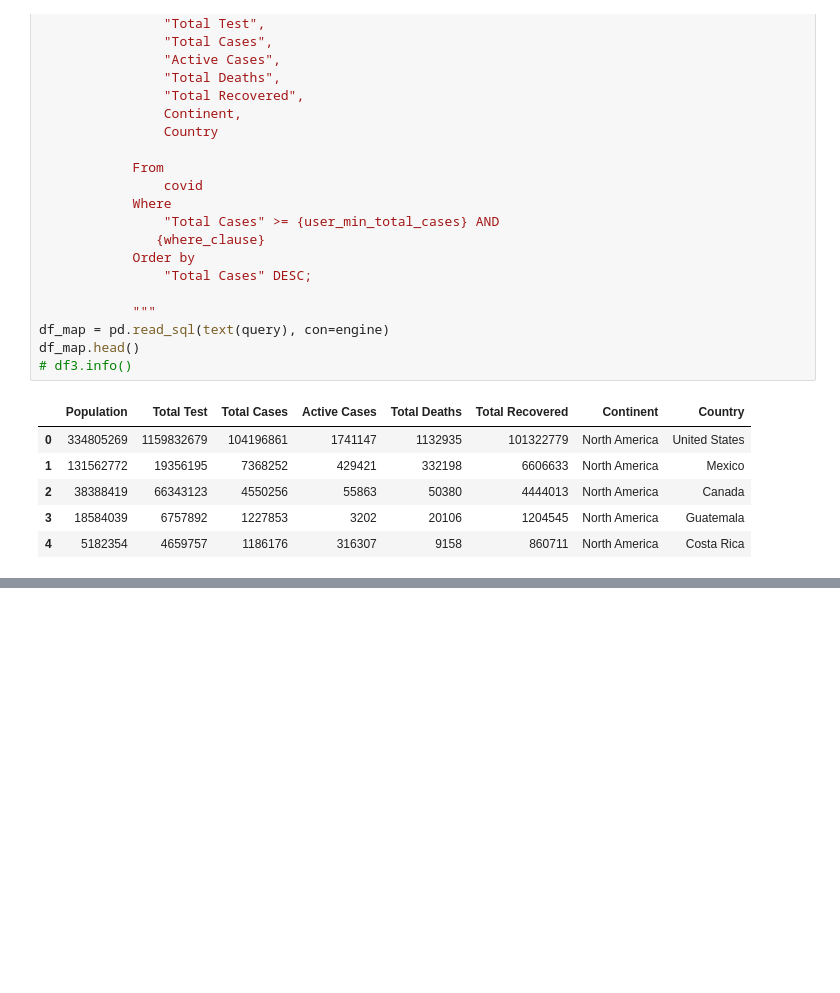
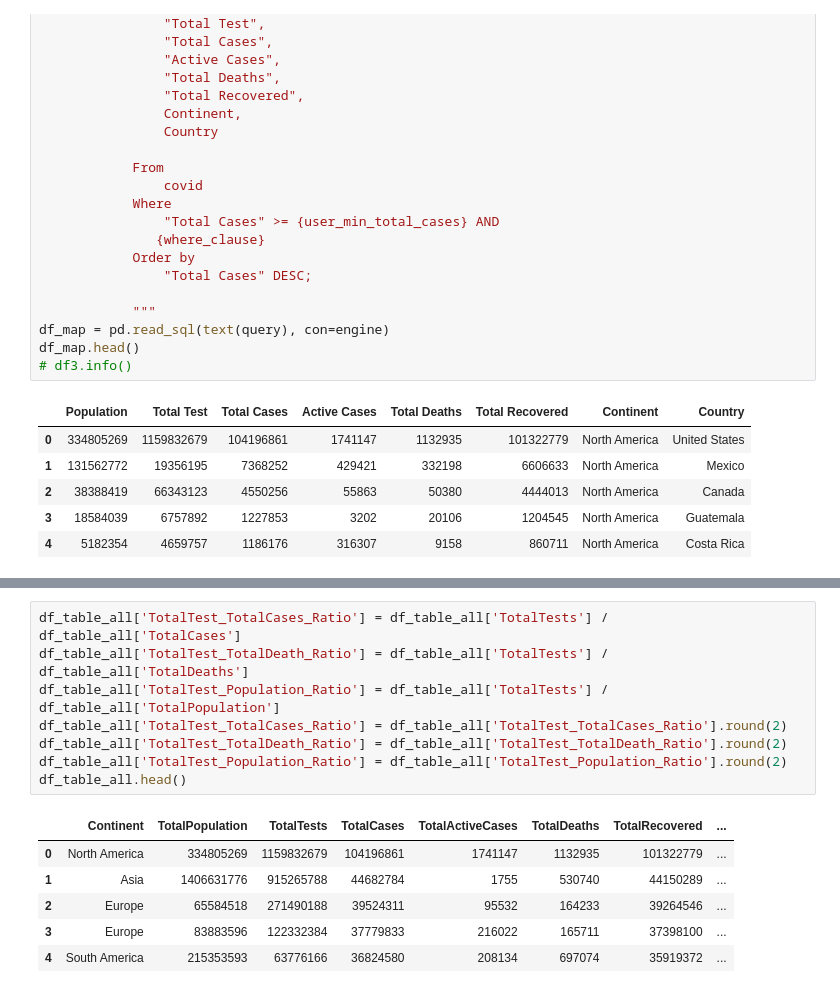
Before and after one commit to BootCamp24/project-3-group-05, a Jupyter notebook: data_engineering_eda/EDA.ipynb, the cells around one changed output, grey strips where cells are left out. Drawn from its saved outputs; the diff is of its cells as text; blank space fills up the shorter version.

```diff
--- a/data_engineering_eda/EDA.ipynb
+++ b/data_engineering_eda/EDA.ipynb
@@ -373,0 +512,15 @@ df_map.head()
+# %%
+df_table_all['TotalTest_TotalCases_Ratio'] = df_table_all['TotalTests'] / df_table_all['TotalCases']
+df_table_all['TotalTest_TotalDeath_Ratio'] = df_table_all['TotalTests'] / df_table_all['TotalDeaths']
+df_table_all['TotalTest_Population_Ratio'] = df_table_all['TotalTests'] / df_table_all['TotalPopulation']
+df_table_all['TotalTest_TotalCases_Ratio'] = df_table_all['TotalTest_TotalCases_Ratio'].round(2)
+df_table_all['TotalTest_TotalDeath_Ratio'] = df_table_all['TotalTest_TotalDeath_Ratio'].round(2)
+df_table_all['TotalTest_Population_Ratio'] = df_table_all['TotalTest_Population_Ratio'].round(2)
+df_table_all.head()
+# %% [output]
+|  | Continent | TotalPopulation | TotalTests | TotalCases | TotalActiveCases | TotalDeaths | TotalRecovered | ... |
+| 0 | North America | 334805269 | 1159832679 | 104196861 | 1741147 | 1132935 | 101322779 | ... |
+| 1 | Asia | 1406631776 | 915265788 | 44682784 | 1755 | 530740 | 44150289 | ... |
+| 2 | Europe | 65584518 | 271490188 | 39524311 | 95532 | 164233 | 39264546 | ... |
+| 3 | Europe | 83883596 | 122332384 | 37779833 | 216022 | 165711 | 37398100 | ... |
+| 4 | South America | 215353593 | 63776166 | 36824580 | 208134 | 697074 | 35919372 | ... |
```
Also changed, not shown: parts of 7 cells of this notebook, 6 other files.
